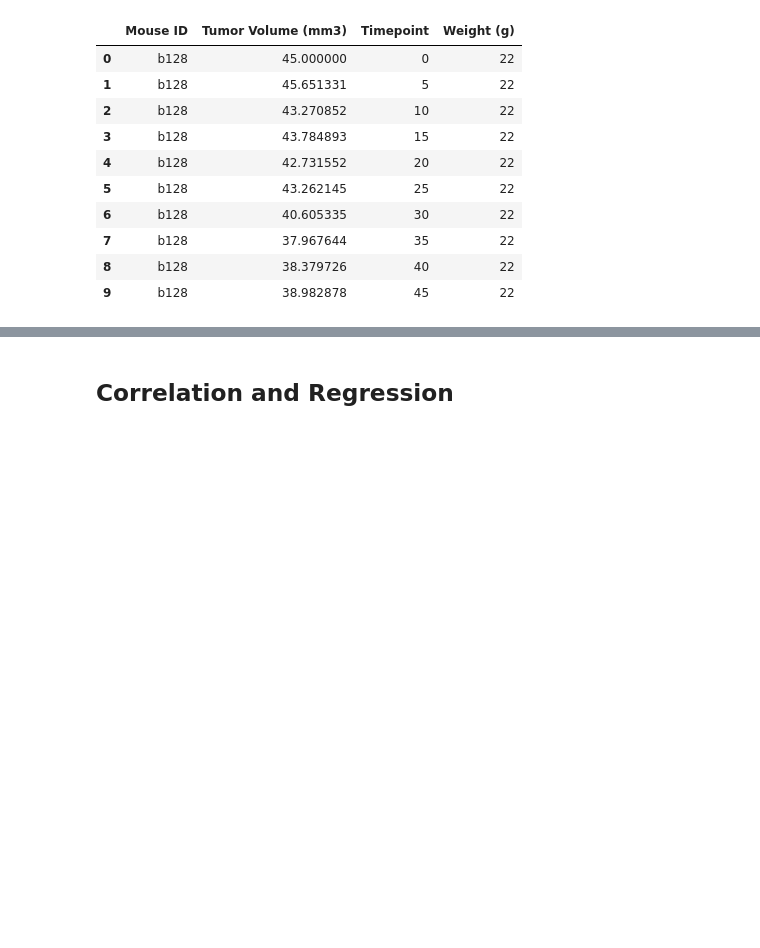
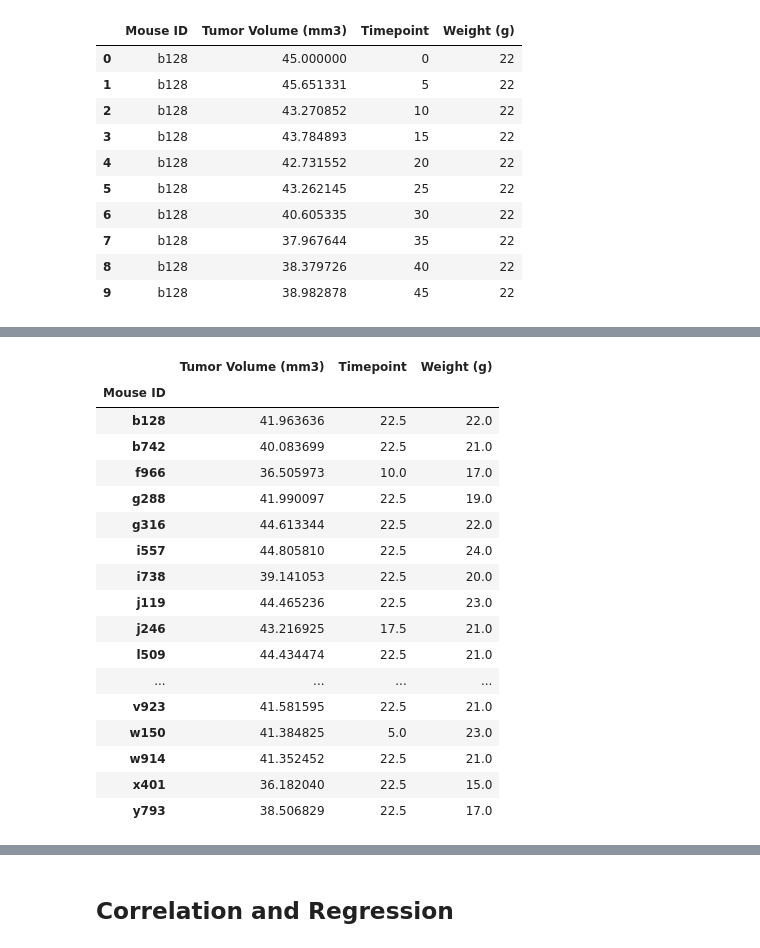
Before and after one commit to kentyjorge/matplotlib_challenge, a Jupyter notebook: pymaceuticals_starter.ipynb, the cells around one changed output, grey strips where cells are left out. Saved outputs shown, nothing was run; the diff lists cells and outputs as text; code cells hidden in the pictures; blank space fills up the shorter version.

```diff
--- a/pymaceuticals_starter.ipynb
+++ b/pymaceuticals_starter.ipynb
@@ -427,3 +457,24 @@ plt.scatter(x,y,marker='o',alpha=0.75)
 mouse_group = mouse_df.groupby("Mouse ID")
 avg_v = mouse_group["Tumor Volume (mm3)"].mean()
 avg_w = mouse_group["Weight (g)"].mean()
+# %%
+mouse_group.mean()
+# %% [output]
+|  | Tumor Volume (mm3) | Timepoint | Weight (g) |
+| Mouse ID |  |  |  |
+| b128 | 41.963636 | 22.5 | 22.0 |
+| b742 | 40.083699 | 22.5 | 21.0 |
+| f966 | 36.505973 | 10.0 | 17.0 |
+| g288 | 41.990097 | 22.5 | 19.0 |
+| g316 | 44.613344 | 22.5 | 22.0 |
+| i557 | 44.805810 | 22.5 | 24.0 |
+| i738 | 39.141053 | 22.5 | 20.0 |
+| j119 | 44.465236 | 22.5 | 23.0 |
+| j246 | 43.216925 | 17.5 | 21.0 |
+| l509 | 44.434474 | 22.5 | 21.0 |
+| ... | ... | ... | ... |
+| v923 | 41.581595 | 22.5 | 21.0 |
+| w150 | 41.384825 | 5.0 | 23.0 |
+| w914 | 41.352452 | 22.5 | 21.0 |
+| x401 | 36.182040 | 22.5 | 15.0 |
+| y793 | 38.506829 | 22.5 | 17.0 |
```
Also changed, not shown: parts of 6 cells of this notebook.
